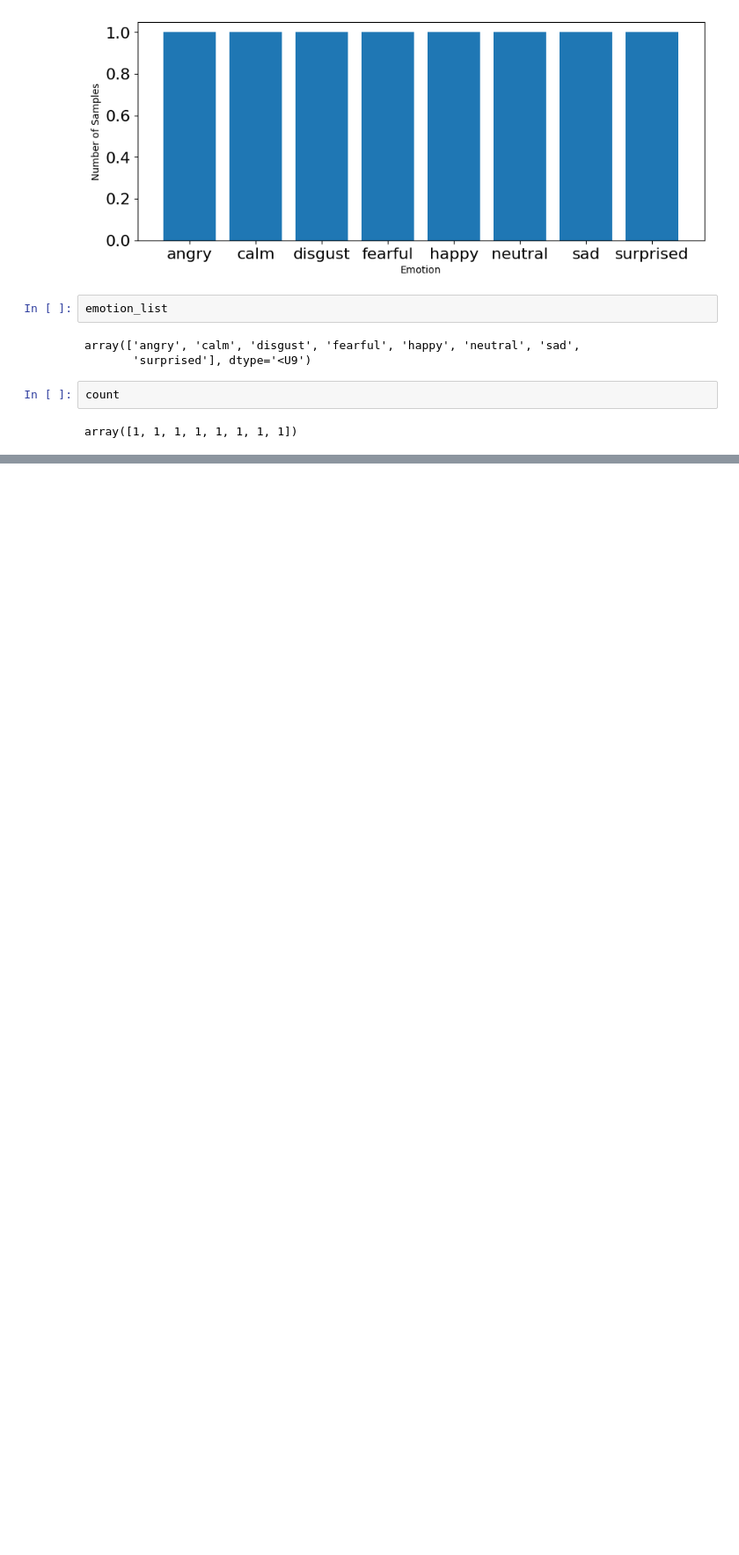
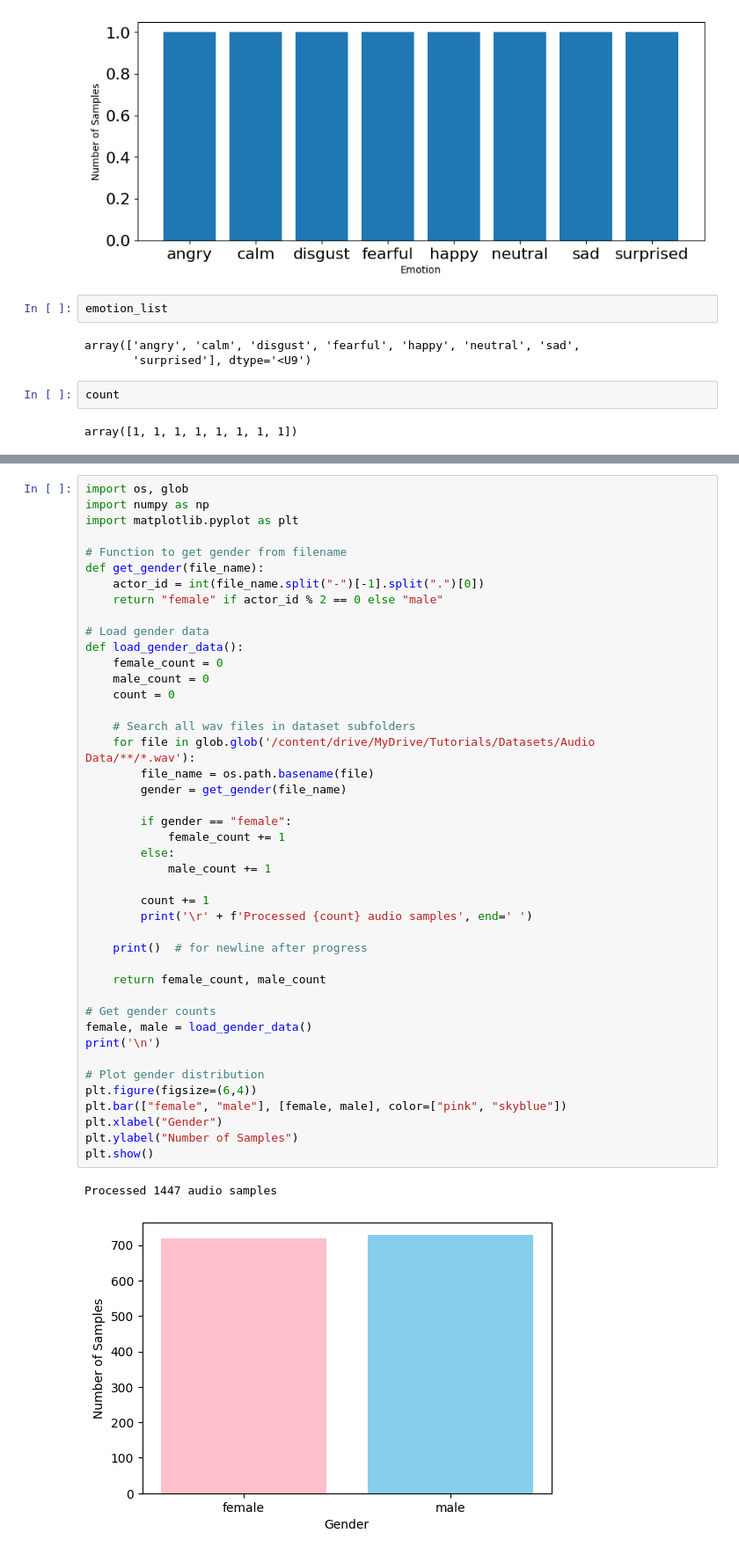
Before and after one commit to AikkiZafire/Week2-DataPreprocessing, a Jupyter notebook: Week 2.ipynb, the cells around one changed output, grey strips where cells are left out. Shown at 88% size. Saved outputs shown, nothing was run; the diff lists cells and outputs as text; blank space fills up the shorter version.

```diff
--- a/Week 2.ipynb
+++ b/Week 2.ipynb
@@ -776,0 +783,46 @@ array([1, 1, 1, 1, 1, 1, 1, 1])
+# %%
+import os, glob
+import numpy as np
+import matplotlib.pyplot as plt
+
+# Function to get gender from filename
+def get_gender(file_name):
+    actor_id = int(file_name.split("-")[-1].split(".")[0])
+    return "female" if actor_id % 2 == 0 else "male"
+
+# Load gender data
+def load_gender_data():
+    female_count = 0
+    male_count = 0
+    count = 0
+
+    # Search all wav files in dataset subfolders
+    for file in glob.glob('/content/drive/MyDrive/Tutorials/Datasets/Audio Data/**/*.wav'):
+        file_name = os.path.basename(file)
+        gender = get_gender(file_name)
+
+        if gender == "female":
+            female_count += 1
+        else:
+            male_count += 1
+
+        count += 1
+        print('\r' + f'Processed {count} audio samples', end=' ')
+
+    print()  # for newline after progress
+
+    return female_count, male_count
+
+# Get gender counts
+female, male = load_gender_data()
+print('\n')
+
+# Plot gender distribution
+plt.figure(figsize=(6,4))
+plt.bar(["female", "male"], [female, male], color=["pink", "skyblue"])
+plt.xlabel("Gender")
+plt.ylabel("Number of Samples")
+plt.show()
+# %% [output]
+Processed 1447 audio samples
+[figure, added]
```
Also changed, not shown: parts of 5 cells of this notebook.
